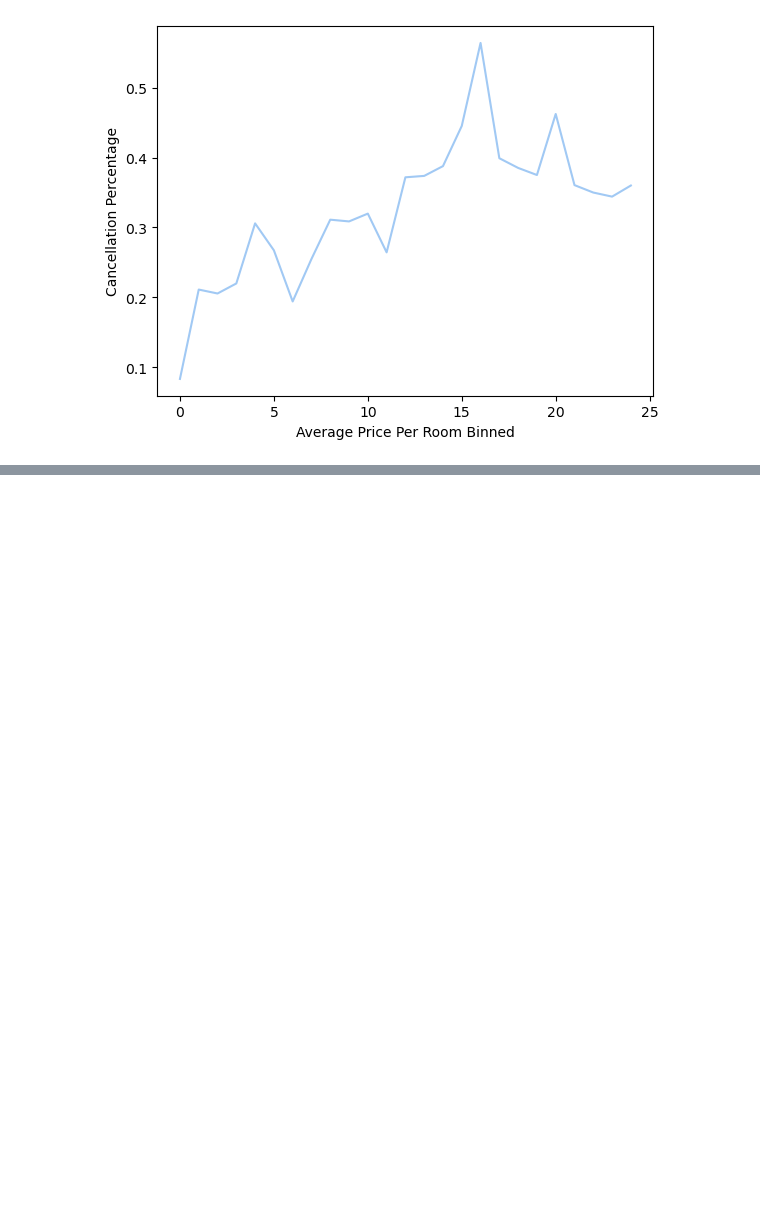
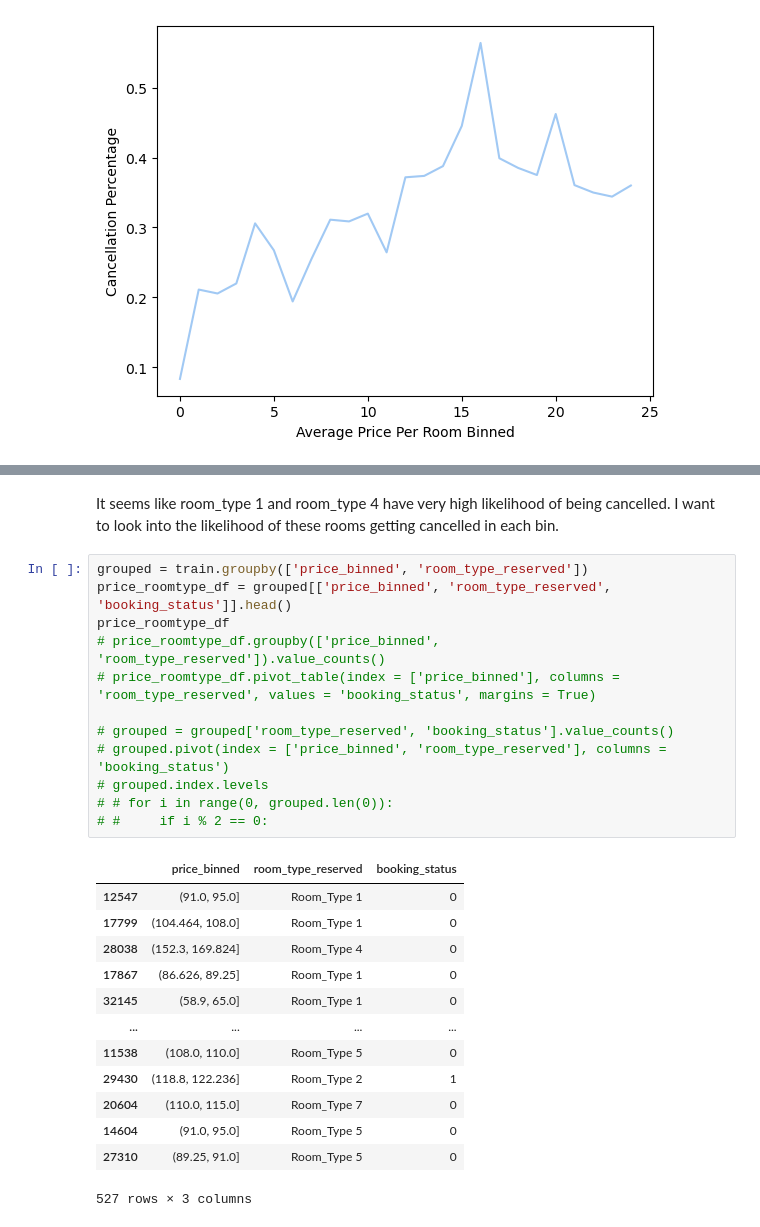
Before and after one commit to LinhNgaNguyen/STAT303-2-Project, a Jupyter notebook: Models - Autocorrelation.ipynb, the cells around one changed output, grey strips where cells are left out. Cells and saved outputs as stored; diff of their text form; blank space fills up the shorter version.

Commit message:
Table with price_binned, booking_status,  and room_type_reserved

```diff
--- a/Models - Autocorrelation.ipynb
+++ b/Models - Autocorrelation.ipynb
@@ -772,0 +712,28 @@ We can see room type 1 and room type 3 average price fall perfectly into the 16t
+# %% [markdown]
+It seems like room_type 1 and room_type 4 have very high likelihood of being cancelled. I want to look into the likelihood of these rooms getting cancelled in each bin.
+# %%
+grouped = train.groupby(['price_binned', 'room_type_reserved'])
+price_roomtype_df = grouped[['price_binned', 'room_type_reserved', 'booking_status']].head()
+price_roomtype_df
+# price_roomtype_df.groupby(['price_binned', 'room_type_reserved']).value_counts()
+# price_roomtype_df.pivot_table(index = ['price_binned'], columns = 'room_type_reserved', values = 'booking_status', margins = True)
+
+# grouped = grouped['room_type_reserved', 'booking_status'].value_counts()
+# grouped.pivot(index = ['price_binned', 'room_type_reserved'], columns = 'booking_status')
+# grouped.index.levels
+# # for i in range(0, grouped.len(0)):
+# #     if i % 2 == 0:
+# %% [output]
+|  | price_binned | room_type_reserved | booking_status |
+| 12547 | (91.0, 95.0] | Room_Type 1 | 0 |
+| 17799 | (104.464, 108.0] | Room_Type 1 | 0 |
+| 28038 | (152.3, 169.824] | Room_Type 4 | 0 |
+| 17867 | (86.626, 89.25] | Room_Type 1 | 0 |
+| 32145 | (58.9, 65.0] | Room_Type 1 | 0 |
+| ... | ... | ... | ... |
+| 11538 | (108.0, 110.0] | Room_Type 5 | 0 |
+| 29430 | (118.8, 122.236] | Room_Type 2 | 1 |
+| 20604 | (110.0, 115.0] | Room_Type 7 | 0 |
+| 14604 | (91.0, 95.0] | Room_Type 5 | 0 |
+| 27310 | (89.25, 91.0] | Room_Type 5 | 0 |
+527 rows × 3 columns
```
Also changed, not shown: parts of 32 cells of this notebook.
